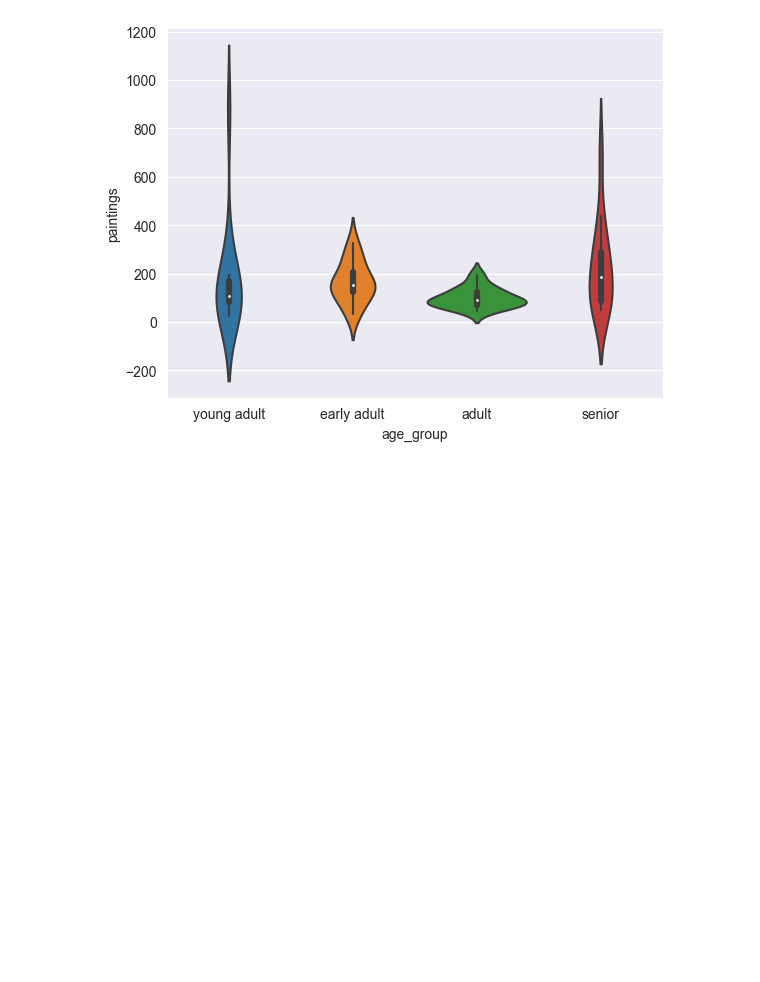
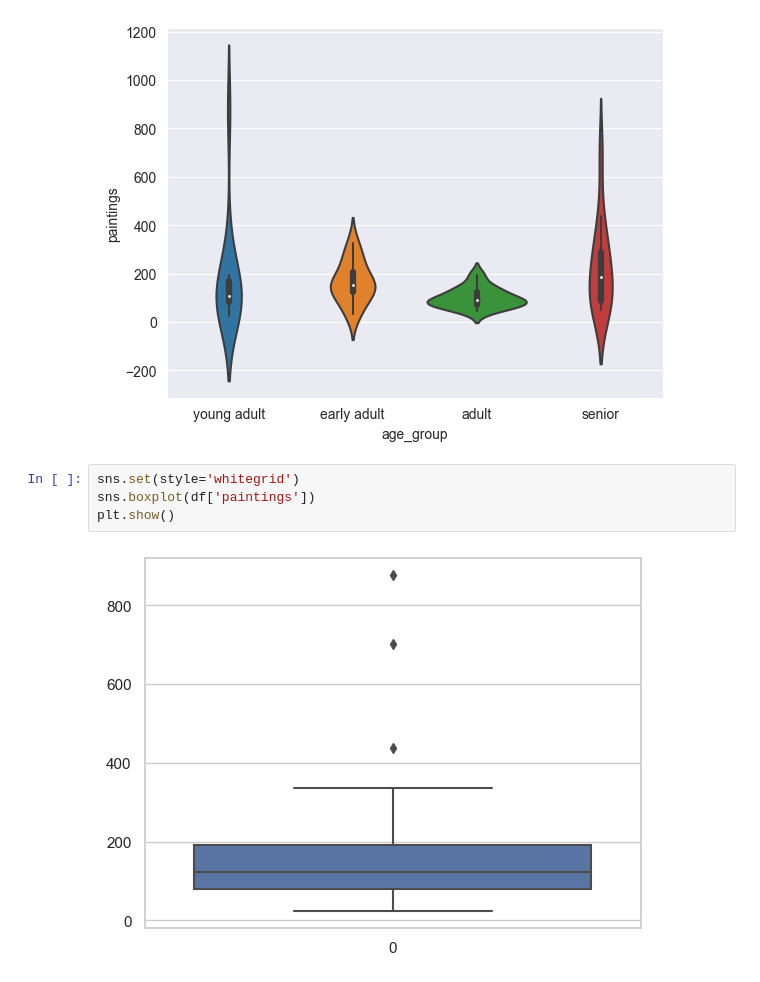
Before and after one commit to pooyanosk1382/BestArt, a Jupyter notebook: BestArt.ipynb, the cells around one changed output. Saved outputs shown, nothing was run; the diff lists cells and outputs as text; blank space fills up the shorter version.

```diff
--- a/BestArt.ipynb
+++ b/BestArt.ipynb
@@ -292,3 +292,9 @@ sns.violinplot(x=df['age_group'],y=df['paintings'])
 plt.show()
 # %% [output]
 [figure]
+# %%
+sns.set(style='whitegrid')
+sns.boxplot(df['paintings'])
+plt.show()
+# %% [output]
+[figure, added]
```
Also changed, not shown: parts of 8 cells of this notebook.
